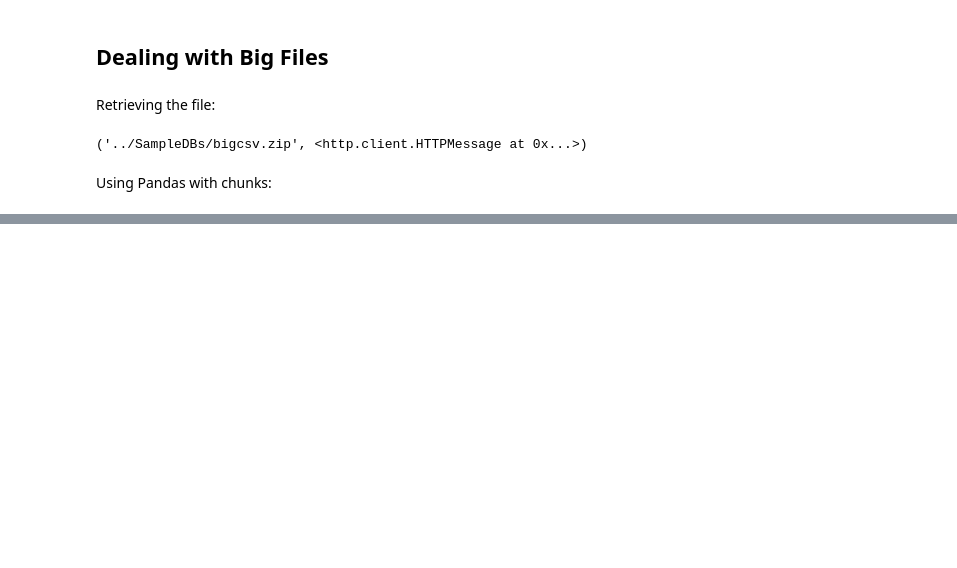
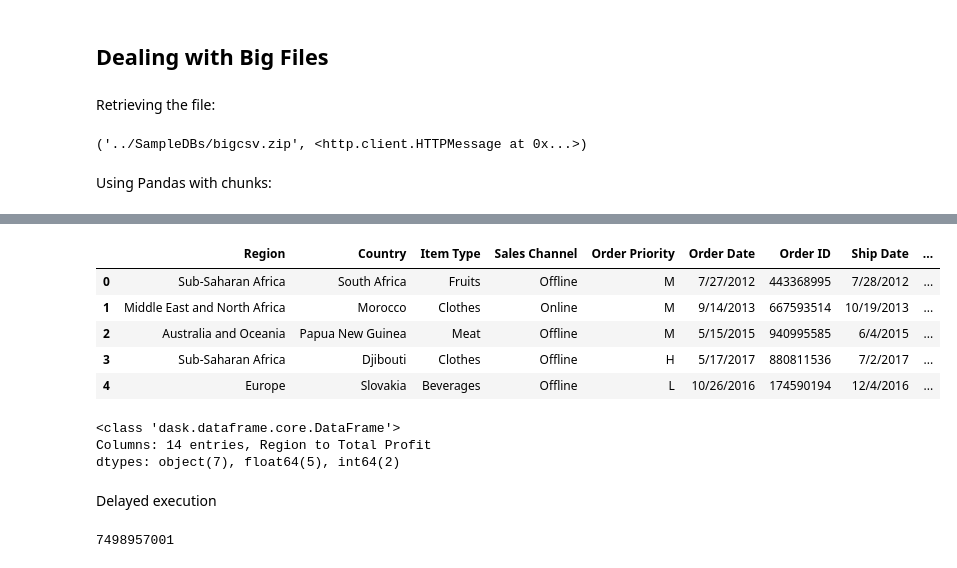
Before and after one commit to rsouza/Databases_Course, a Jupyter notebook: Notebooks/00_Miscellaneous_Formats.ipynb, the cells around one changed output, grey strips where cells are left out. Saved outputs shown, nothing was run; the diff lists cells and outputs as text; code cells hidden in the pictures; blank space fills up the shorter version.

```diff
--- a/Notebooks/00_Miscellaneous_Formats.ipynb
+++ b/Notebooks/00_Miscellaneous_Formats.ipynb
@@ -1130,0 +1152,21 @@ os.remove(os.path.join(datapath, filename))
+# %%
+filename = "1500000 Sales Records.csv"
+
+df = dd.read_csv(os.path.join(datapath, filename))
+# %%
+df.head()
+# %% [output]
+|  | Region | Country | Item Type | Sales Channel | Order Priority | Order Date | Order ID | Ship Date | ... |
+| 0 | Sub-Saharan Africa | South Africa | Fruits | Offline | M | 7/27/2012 | 443368995 | 7/28/2012 | ... |
+| 1 | Middle East and North Africa | Morocco | Clothes | Online | M | 9/14/2013 | 667593514 | 10/19/2013 | ... |
+| 2 | Australia and Oceania | Papua New Guinea | Meat | Offline | M | 5/15/2015 | 940995585 | 6/4/2015 | ... |
+| 3 | Sub-Saharan Africa | Djibouti | Clothes | Offline | H | 5/17/2017 | 880811536 | 7/2/2017 | ... |
+| 4 | Europe | Slovakia | Beverages | Offline | L | 10/26/2016 | 174590194 | 12/4/2016 | ... |
+# %%
+df.info()
+# %% [output]
+<class 'dask.dataframe.core.DataFrame'>
+Columns: 14 entries, Region to Total Profit
+dtypes: object(7), float64(5), int64(2)
+# %% [markdown]
+Delayed execution
@@ -1130,0 +1175,4 @@ os.remove(os.path.join(datapath, filename))
+# %%
+total.compute()
+# %% [output]
+7498957001
```
Also changed, not shown: parts of 45 cells of this notebook.
